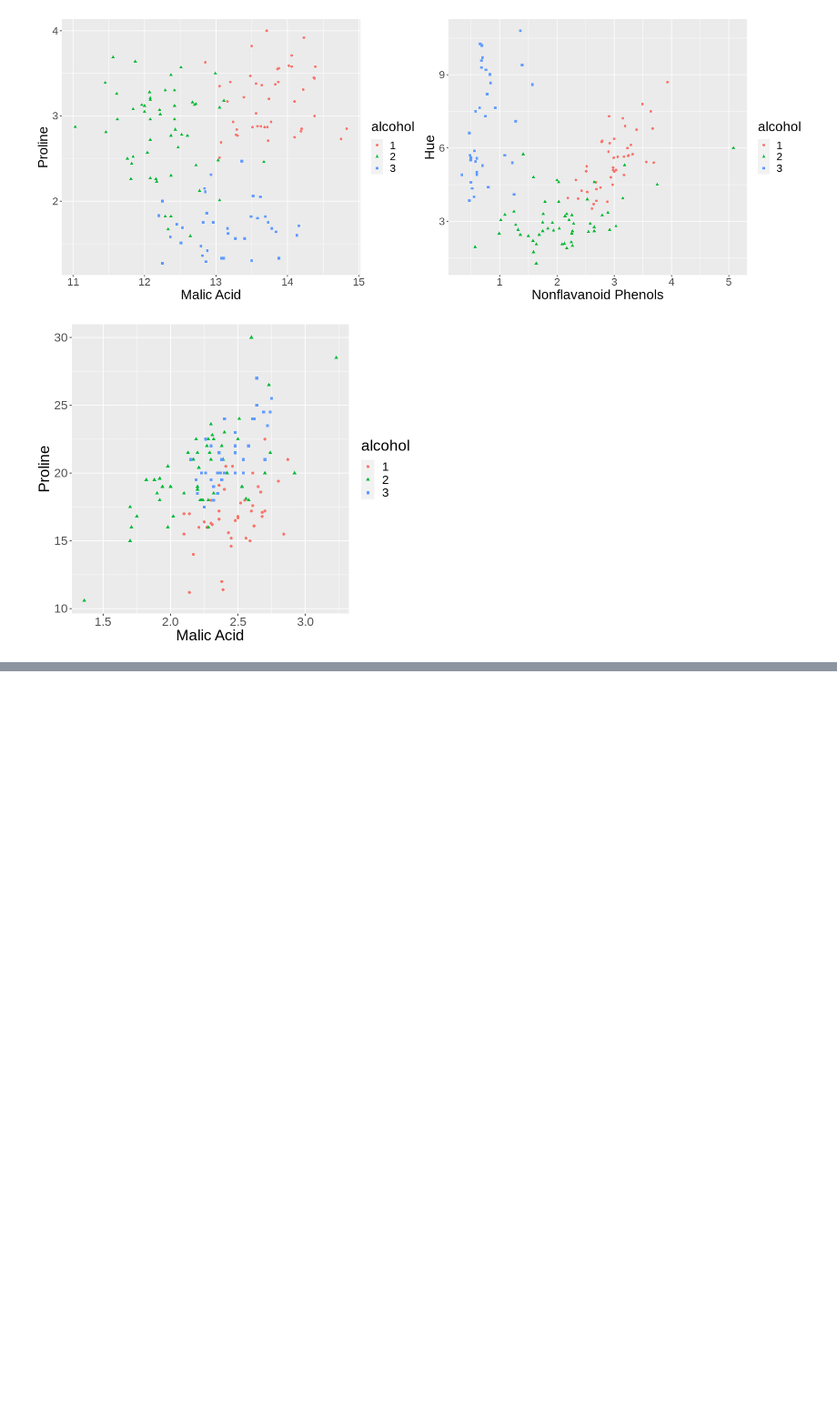
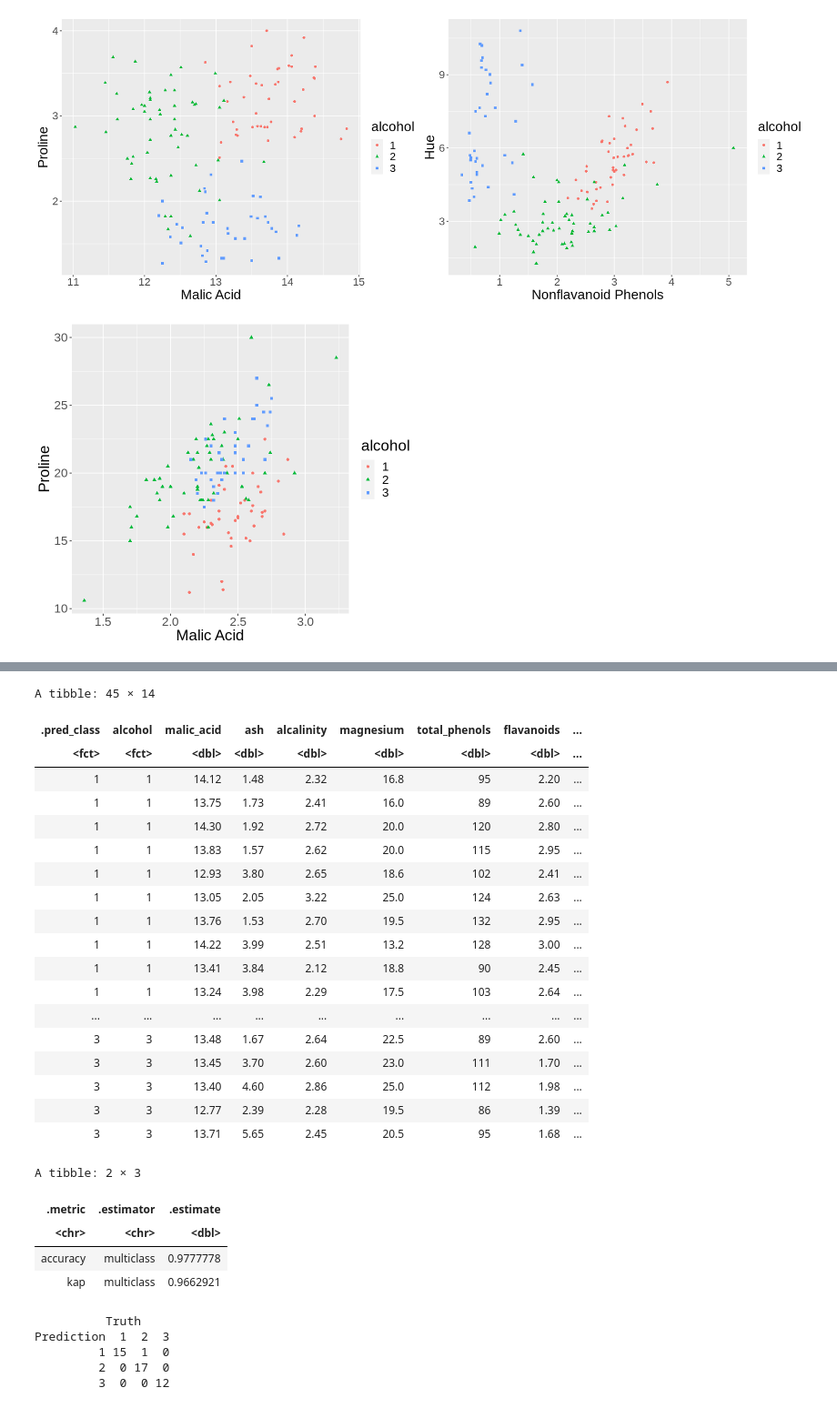
Before and after one commit to JadenMajid/dsci-100-student-grades, a Jupyter notebook: project_report.ipynb, the cells around one changed output, grey strips where cells are left out. Shown at 91% size. Drawn from its saved outputs; the diff is of its cells as text; code cells hidden in the pictures; blank space fills up the shorter version.

```diff
--- a/project_report.ipynb
+++ b/project_report.ipynb
@@ -161,0 +231,14 @@ While scaling and centering have not been performed yet, this provides a startin
+# %%
+set.seed(9999)
+# making model with best neighbors
+best_neighbors <- 13
+
+wine_spec <- nearest_neighbor(weight_func = 'rectangular', neighbors = best_neighbors) |>
+    set_engine('kknn') |>
+    set_mode('classification')
+
+wine_fit <- workflow() |>
+    add_recipe(wine_recipe) |>
+    add_model(wine_spec) |>
+    fit(data = wine_training_data_selected)
+wine_fit
@@ -161,0 +262,44 @@ While scaling and centering have not been performed yet, this provides a startin
+# %%
+set.seed(9999)
+# testing model on test data
+wine_predictions <- predict(wine_fit, wine_test_data) |>
+    bind_cols(wine_test_data)
+wine_predictions
+
+wine_metrics <- wine_predictions |>
+    metrics(truth = alcohol, estimate = .pred_class)
+wine_metrics
+
+wine_conf_mat <- wine_predictions |>
+    conf_mat(truth = alcohol, estimate = .pred_class)
+wine_conf_mat
+# %% [output]
+A tibble: 45 × 14
+| .pred_class | alcohol | malic_acid | ash | alcalinity | magnesium | total_phenols | flavanoids | ... |
+| <fct> | <fct> | <dbl> | <dbl> | <dbl> | <dbl> | <dbl> | <dbl> | ... |
+| 1 | 1 | 14.12 | 1.48 | 2.32 | 16.8 | 95 | 2.20 | ... |
+| 1 | 1 | 13.75 | 1.73 | 2.41 | 16.0 | 89 | 2.60 | ... |
+| 1 | 1 | 14.30 | 1.92 | 2.72 | 20.0 | 120 | 2.80 | ... |
+| 1 | 1 | 13.83 | 1.57 | 2.62 | 20.0 | 115 | 2.95 | ... |
+| 1 | 1 | 12.93 | 3.80 | 2.65 | 18.6 | 102 | 2.41 | ... |
+| 1 | 1 | 13.05 | 2.05 | 3.22 | 25.0 | 124 | 2.63 | ... |
+| 1 | 1 | 13.76 | 1.53 | 2.70 | 19.5 | 132 | 2.95 | ... |
+| 1 | 1 | 14.22 | 3.99 | 2.51 | 13.2 | 128 | 3.00 | ... |
+| 1 | 1 | 13.41 | 3.84 | 2.12 | 18.8 | 90 | 2.45 | ... |
+| 1 | 1 | 13.24 | 3.98 | 2.29 | 17.5 | 103 | 2.64 | ... |
+| ... | ... | ... | ... | ... | ... | ... | ... | ... |
+| 3 | 3 | 13.48 | 1.67 | 2.64 | 22.5 | 89 | 2.60 | ... |
+| 3 | 3 | 13.45 | 3.70 | 2.60 | 23.0 | 111 | 1.70 | ... |
+| 3 | 3 | 13.40 | 4.60 | 2.86 | 25.0 | 112 | 1.98 | ... |
+| 3 | 3 | 12.77 | 2.39 | 2.28 | 19.5 | 86 | 1.39 | ... |
+| 3 | 3 | 13.71 | 5.65 | 2.45 | 20.5 | 95 | 1.68 | ... |
+A tibble: 2 × 3
+| .metric | .estimator | .estimate |
+| <chr> | <chr> | <dbl> |
+| accuracy | multiclass | 0.9777778 |
+| kap | multiclass | 0.9662921 |
+          Truth
+Prediction  1  2  3
+         1 15  1  0
+         2  0 17  0
+         3  0  0 12
```
Also changed, not shown: parts of 5 cells of this notebook.
